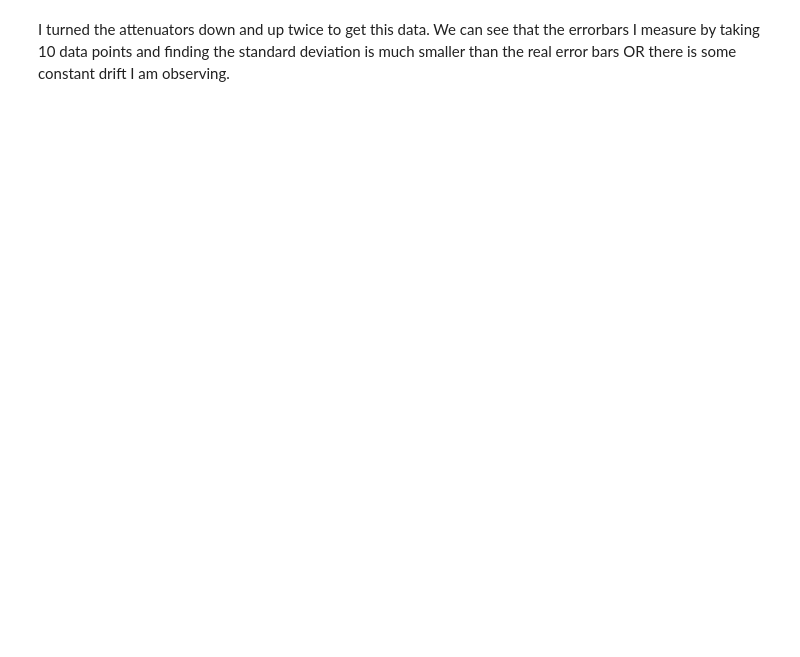
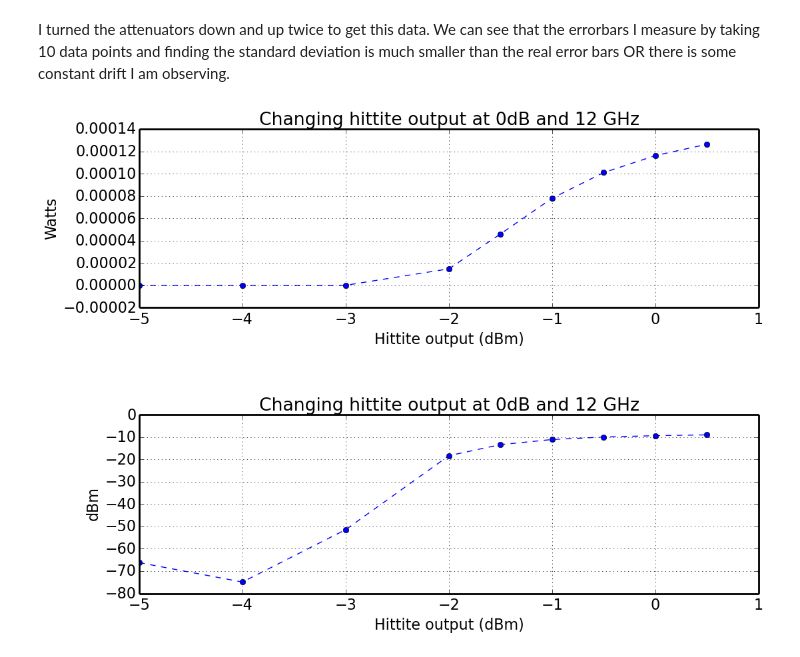
Before and after one commit to ColumbiaCMB/mmw-source, a Jupyter notebook: 2014-4-14_broadband_attenuation.ipynb, the cells around one changed output. Drawn from its saved outputs; the diff is of its cells as text; code cells hidden in the pictures; blank space fills up the shorter version.

```diff
--- a/2014-4-14_broadband_attenuation.ipynb
+++ b/2014-4-14_broadband_attenuation.ipynb
@@ -80,2 +92,21 @@ plot(updown.data['mickey_turns'],updown.db_list, '--o')
 # %% [markdown]
 I turned the attenuators down and up twice to get this data. We can see that the errorbars I measure by taking 10 data points and finding the standard deviation is much smaller than the real error bars OR there is some constant drift I am observing.
+# %%
+hittitedb0=attenuation_turns_converter.attenuationConverter(datafile='2014-04-16_dbm_sweep_0dB.npz')
+hittitedb20=attenuation_turns_converter.attenuationConverter(datafile='2014-04-16_dbm_sweep_-20db.npz')
+# %%
+fig6=figure(6)
+ax61=fig6.add_subplot(211)
+ax61.set_ylabel('Watts')
+ax61.set_xlabel('Hittite output (dBm)')
+ax61.set_title('Changing hittite output at 0dB and 12 GHz')
+ax61.plot(hittitedb0.data['mickey_turns'],hittitedb0.give_watts(hittitedb0.data['x']),'--o')
+
+ax62=fig6.add_subplot(212)
+ax62.set_ylabel('dBm')
+ax62.set_xlabel('Hittite output (dBm)')
+ax62.set_title('Changing hittite output at 0dB and 12 GHz')
+ax62.plot(hittitedb0.data['mickey_turns'],hittitedb0.give_dbm(hittitedb0.data['x']),'--o')
+fig6.show()
+# %% [output]
+[figure, added]
```
Also changed, not shown: parts of 9 cells of this notebook, 1 other file.
